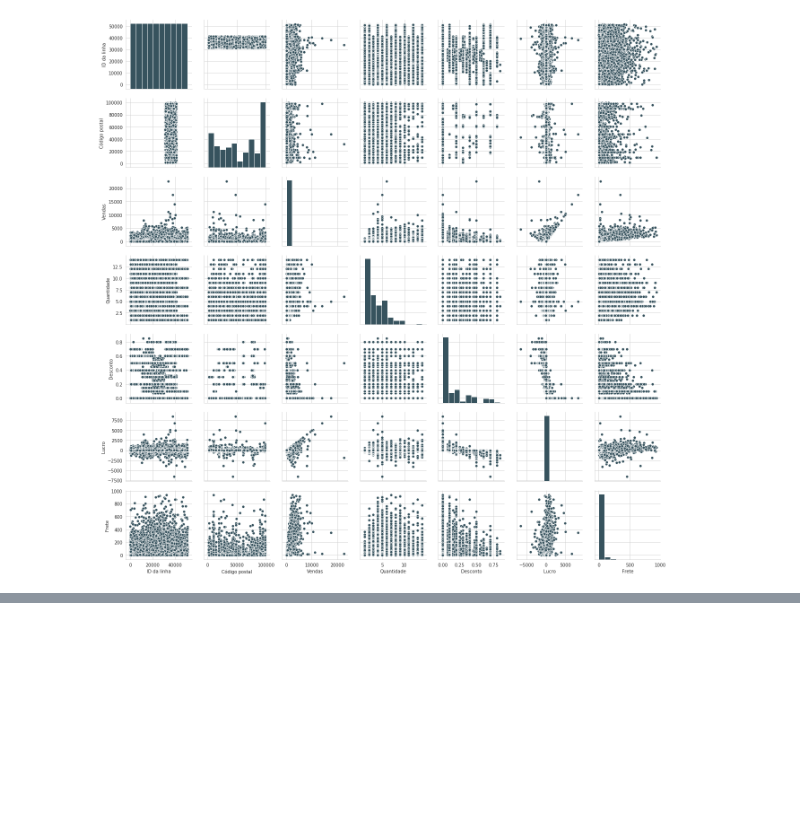
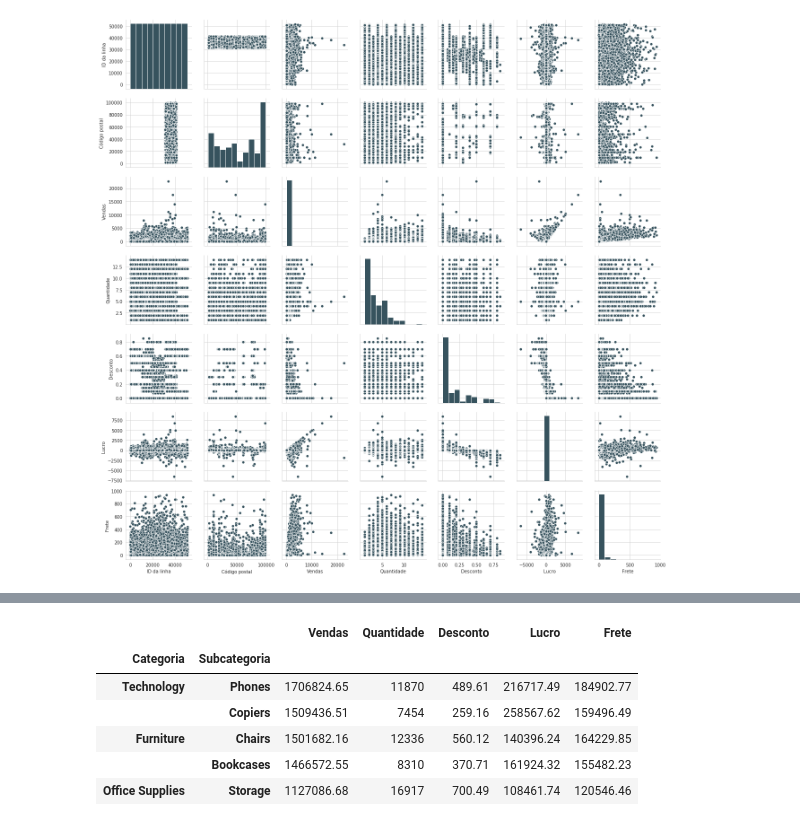
Before and after one commit to ManoelTeles/LinearRegression, a Jupyter notebook: analise_preditiva/ecommerce_analysis.ipynb, the cells around one changed output, grey strips where cells are left out. Cells and saved outputs as stored; diff of their text form; code cells hidden in the pictures; blank space fills up the shorter version.

```diff
--- a/analise_preditiva/ecommerce_analysis.ipynb
+++ b/analise_preditiva/ecommerce_analysis.ipynb
@@ -80,0 +111,10 @@ sns.pairplot(ecommerce)
+# %%
+df.groupby(['Categoria','Subcategoria']).sum().sort_values('Vendas', ascending=False).head(5)
+# %% [output]
+|  |  | Vendas | Quantidade | Desconto | Lucro | Frete |
+| Categoria | Subcategoria |  |  |  |  |  |
+| Technology | Phones | 1706824.65 | 11870 | 489.61 | 216717.49 | 184902.77 |
+|  | Copiers | 1509436.51 | 7454 | 259.16 | 258567.62 | 159496.49 |
+| Furniture | Chairs | 1501682.16 | 12336 | 560.12 | 140396.24 | 164229.85 |
+|  | Bookcases | 1466572.55 | 8310 | 370.71 | 161924.32 | 155482.23 |
+| Office Supplies | Storage | 1127086.68 | 16917 | 700.49 | 108461.74 | 120546.46 |
```
Also changed, not shown: parts of 18 cells of this notebook.
